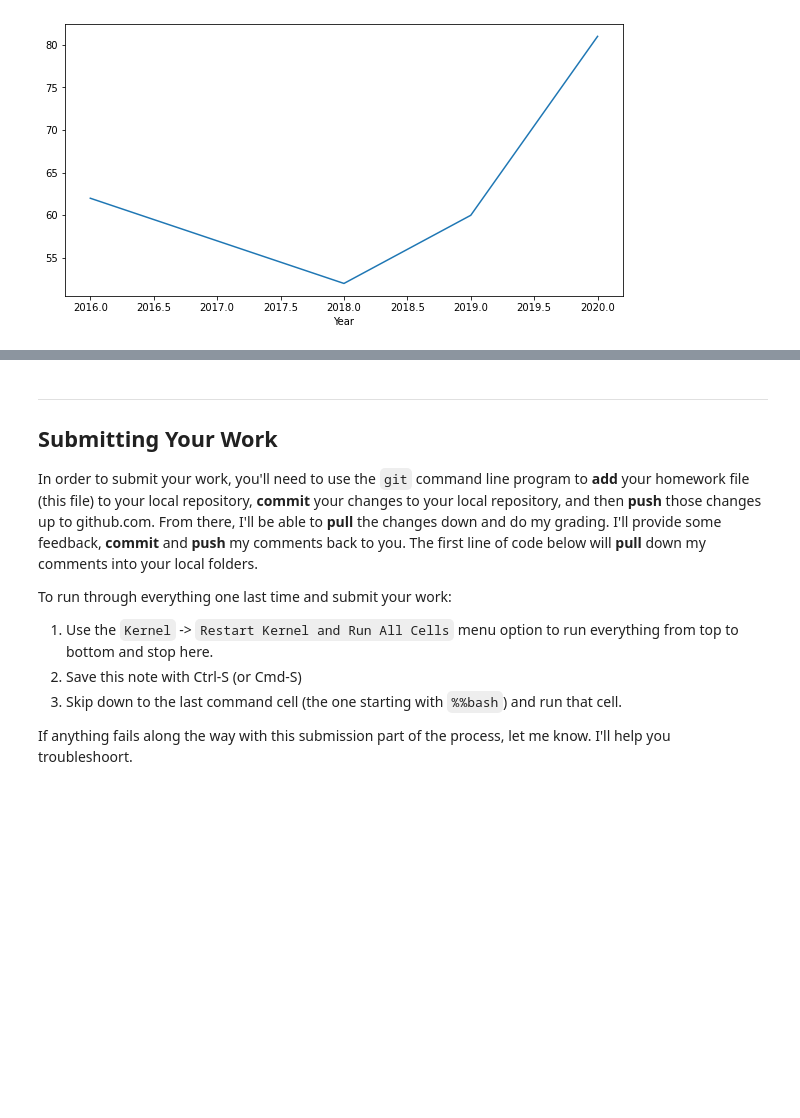
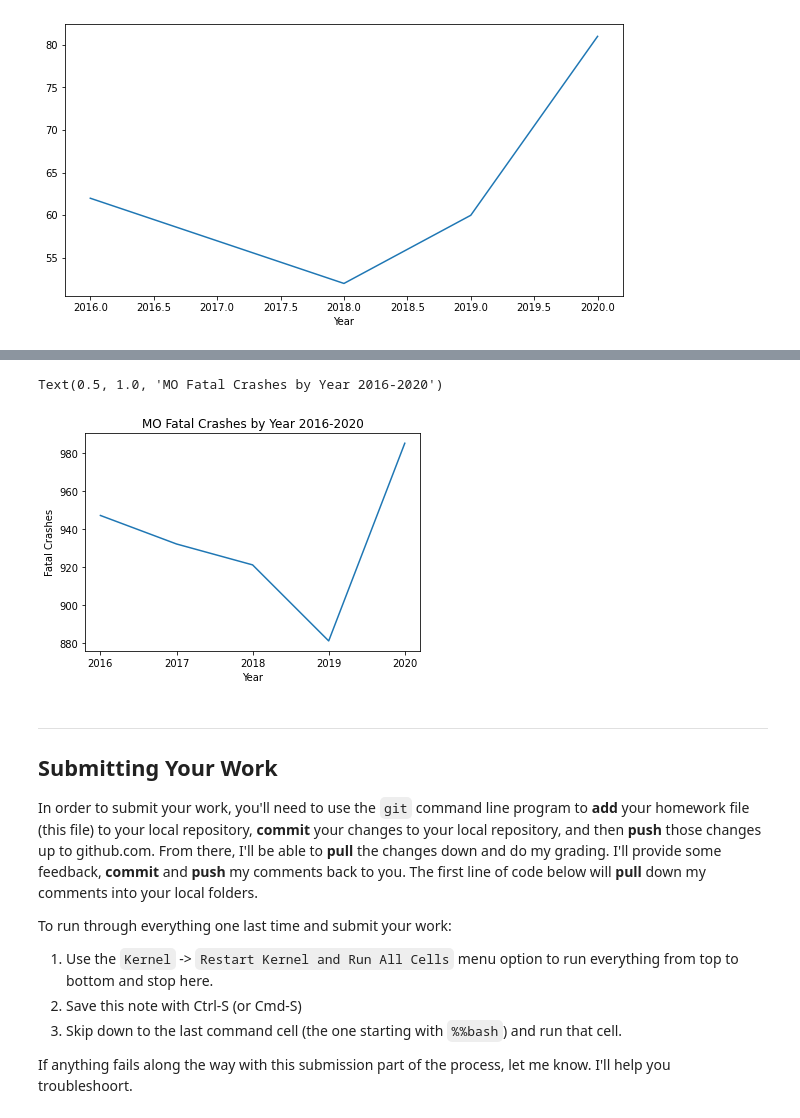
Before and after one commit to nsokolis/hds5210-2021, a Jupyter notebook: week12/week12_assignment_2.ipynb, the cells around one changed output, grey strips where cells are left out. Cells and saved outputs as stored; diff of their text form; code cells hidden in the pictures; blank space fills up the shorter version.

```diff
--- a/week12/week12_assignment_2.ipynb
+++ b/week12/week12_assignment_2.ipynb
@@ -140,3 +178,16 @@ stl_fatalities.groupby('Year')['Killed'].agg('sum').plot(figsize = (10,5))
+# %%
+x = [2016, 2017, 2018, 2019, 2020]
+
+y = [947, 932, 921, 881, 985]
+
+plt.plot(x, y, label = 'Fatalities by Year')
+plt.xticks(np.arange(2016, 2021, 1))
+plt.xlabel('Year')
+plt.ylabel('Fatal Crashes')
+plt.title('MO Fatal Crashes by Year 2016-2020')
+# %% [output]
+Text(0.5, 1.0, 'MO Fatal Crashes by Year 2016-2020')
+[figure, added]
 # %% [markdown]
 ---
 
```
Also changed, not shown: parts of 7 cells of this notebook, 1 other file.
